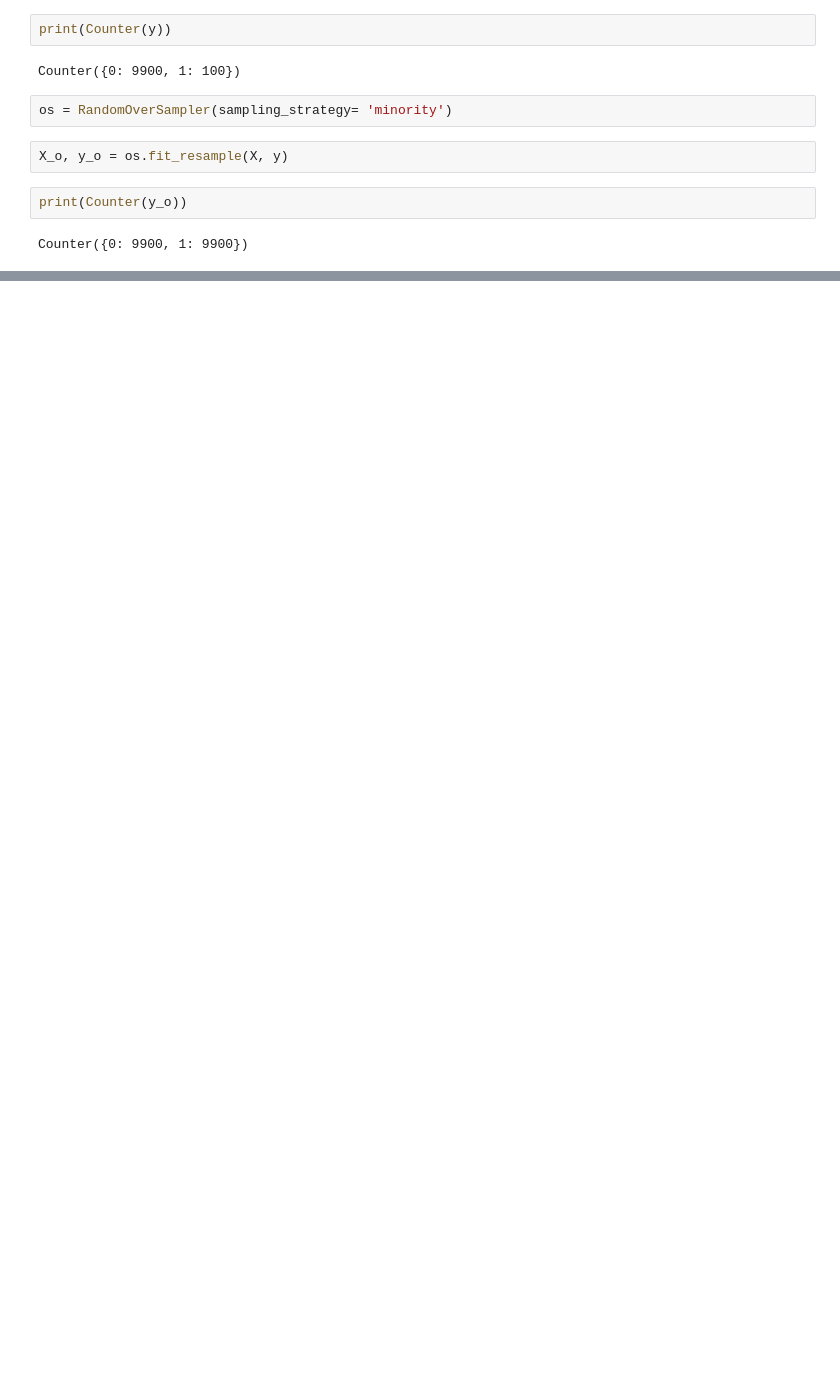
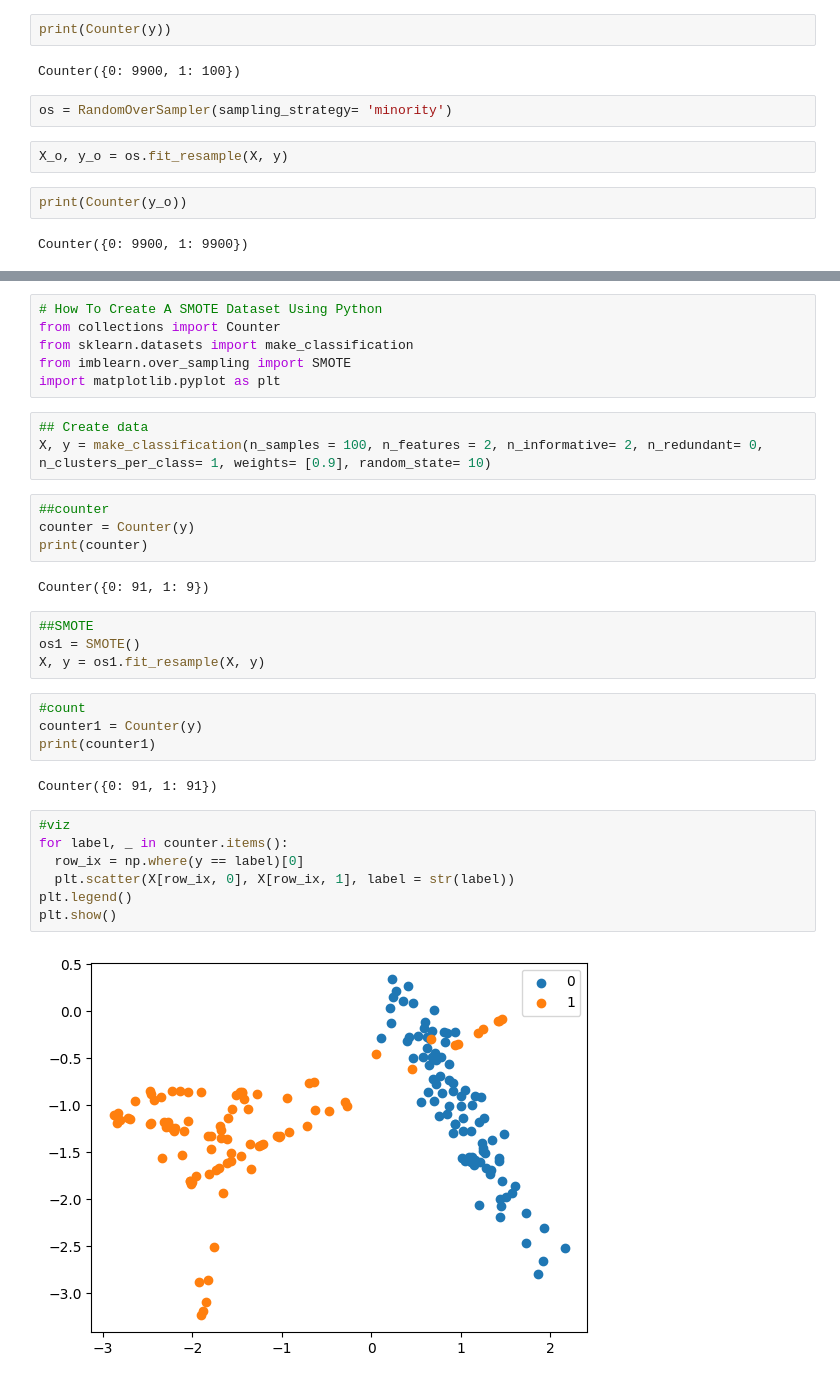
Before and after one commit to divx1979/IMB_CLASSIFICATION, a Jupyter notebook: Imbal_Classif.ipynb, the cells around one changed output, grey strips where cells are left out. Drawn from its saved outputs; the diff is of its cells as text; blank space fills up the shorter version.

```diff
--- a/Imbal_Classif.ipynb
+++ b/Imbal_Classif.ipynb
@@ -25,0 +92,34 @@ Counter({0: 9900, 1: 9900})
+# %%
+# How To Create A SMOTE Dataset Using Python
+from collections import Counter
+from sklearn.datasets import make_classification
+from imblearn.over_sampling import SMOTE
+import matplotlib.pyplot as plt
+# %%
+## Create data
+X, y = make_classification(n_samples = 100, n_features = 2, n_informative= 2, n_redundant= 0, n_clusters_per_class= 1, weights= [0.9], random_state= 10)
+# %%
+##counter
+counter = Counter(y)
+print(counter)
+# %% [output]
+Counter({0: 91, 1: 9})
+# %%
+##SMOTE
+os1 = SMOTE()
+X, y = os1.fit_resample(X, y)
+# %%
+#count
+counter1 = Counter(y)
+print(counter1)
+# %% [output]
+Counter({0: 91, 1: 91})
+# %%
+#viz
+for label, _ in counter.items():
+  row_ix = np.where(y == label)[0]
+  plt.scatter(X[row_ix, 0], X[row_ix, 1], label = str(label))
+plt.legend()
+plt.show()
+# %% [output]
+[figure, added]
```
Also changed, not shown: parts of 20 cells of this notebook.
